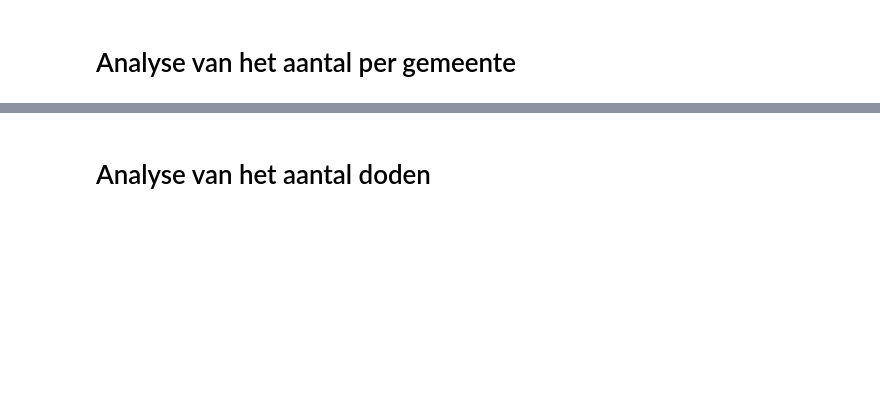
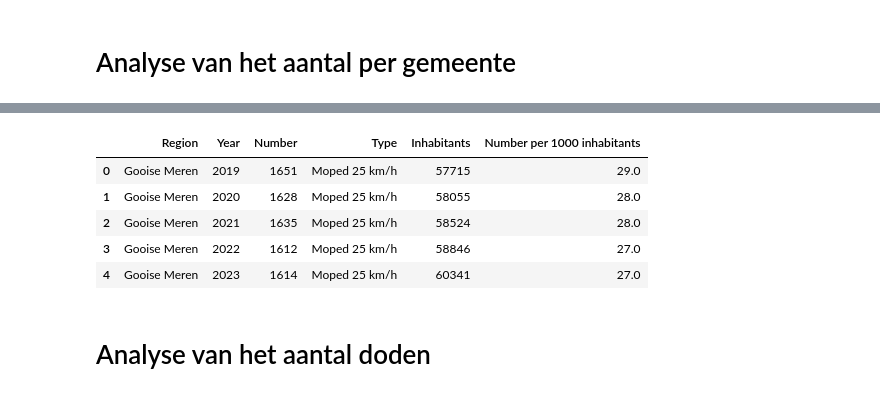
Before and after one commit to chenneman/TIL-programming-group-4, a Jupyter notebook: Plots.ipynb, the cells around one changed output, grey strips where cells are left out. Cells and saved outputs as stored; diff of their text form; code cells hidden in the pictures; blank space fills up the shorter version.

```diff
--- a/Plots.ipynb
+++ b/Plots.ipynb
@@ -75 +203,18 @@ df1 = pd.read_excel('Gemeentes.xlsx')
+# %%
+df1_standardized = df1.copy()
+df1_standardized["Number per 1000 inhabitants"] = round(df1["Number"]/ df1["Inhabitants "]*1000)
+
+df1_standardized["Type"] = df1_standardized["Type"].replace({
+    "Snorfietsen": "Moped 25 km/h",
+    "Bromfietsen": "Moped 45 km/h"
+})
+
+df1_standardized.head()
+# %% [output]
+|  | Region | Year | Number | Type | Inhabitants | Number per 1000 inhabitants |
+| 0 | Gooise Meren | 2019 | 1651 | Moped 25 km/h | 57715 | 29.0 |
+| 1 | Gooise Meren | 2020 | 1628 | Moped 25 km/h | 58055 | 28.0 |
+| 2 | Gooise Meren | 2021 | 1635 | Moped 25 km/h | 58524 | 28.0 |
+| 3 | Gooise Meren | 2022 | 1612 | Moped 25 km/h | 58846 | 27.0 |
+| 4 | Gooise Meren | 2023 | 1614 | Moped 25 km/h | 60341 | 27.0 |
 # %%
```
Also changed, not shown: parts of 6 cells of this notebook.
